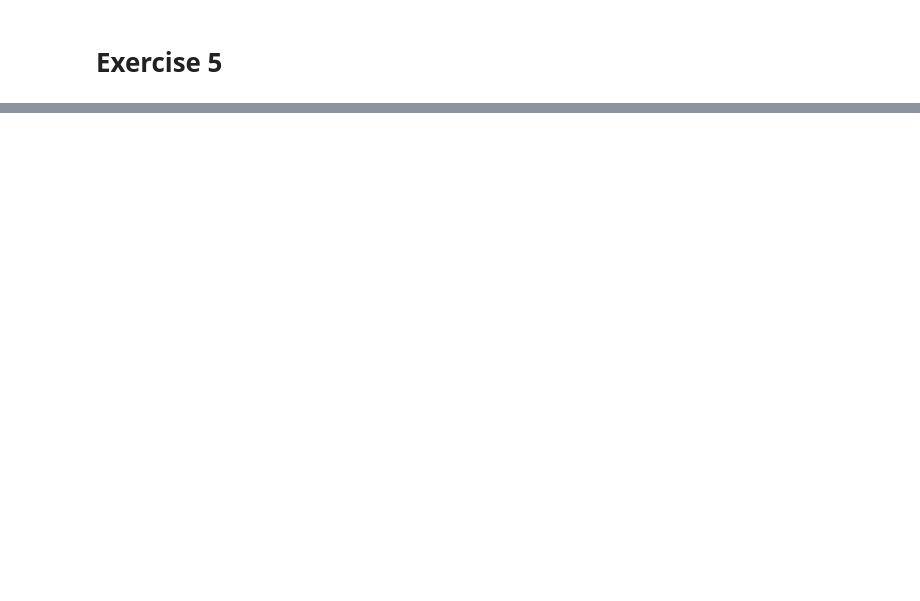
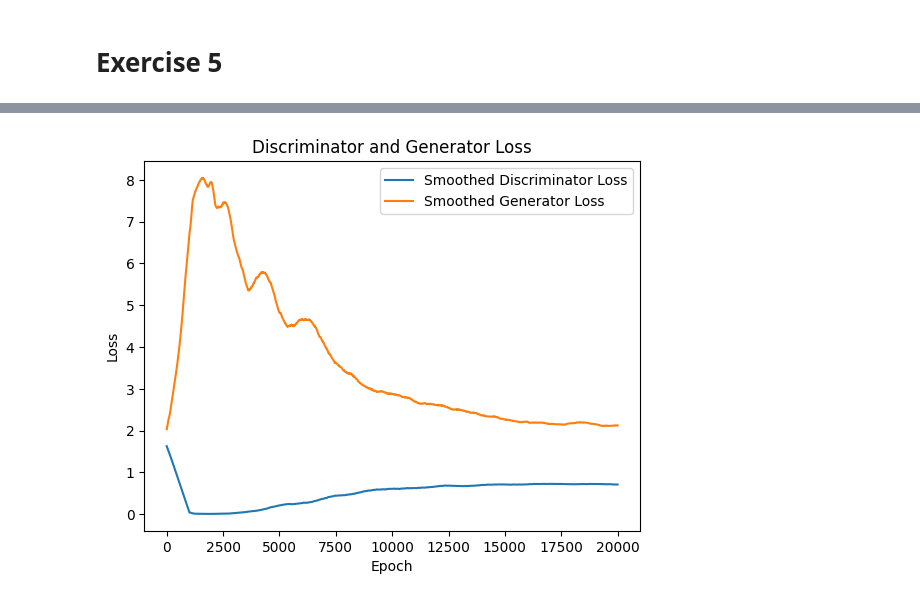
Before and after one commit to IsakLundstrom/D7047E_Exercises_and_Project, a Jupyter notebook: Exercises/E5/E5.ipynb, the cells around one changed output, grey strips where cells are left out. Cells and saved outputs as stored; diff of their text form; code cells hidden in the pictures; blank space fills up the shorter version.

```diff
--- a/Exercises/E5/E5.ipynb
+++ b/Exercises/E5/E5.ipynb
@@ -161,0 +179,22 @@ Iter-2; D_loss: 0.04603045806288719; G_loss: 5.734060287475586
+# %%
+eRange = range(1, iterations+1)
+fig, ax = plt.subplots()
+
+window_size = 1000
+padded_dLoss = np.concatenate(([dLoss[0]]*(window_size-1), dLoss))
+padded_gLoss = np.concatenate(([gLoss[0]]*(window_size-1), gLoss))
+rolling_mean_dLoss = np.convolve(padded_dLoss, np.ones(window_size)/window_size, mode='valid')
+rolling_mean_gLoss = np.convolve(padded_gLoss, np.ones(window_size)/window_size, mode='valid')
+
+# plot dLoss and gLoss with smoothed lines
+ax.plot(eRange, rolling_mean_dLoss, label='Smoothed Discriminator Loss')
+ax.plot(eRange, rolling_mean_gLoss, label='Smoothed Generator Loss')
+
+ax.set_xlabel('Epoch')
+ax.set_ylabel('Loss')
+ax.set_title('Discriminator and Generator Loss')
+
+ax.legend()
+plt.show()
+# %% [output]
+[figure, added]
```
Also changed, not shown: parts of 9 cells of this notebook.
